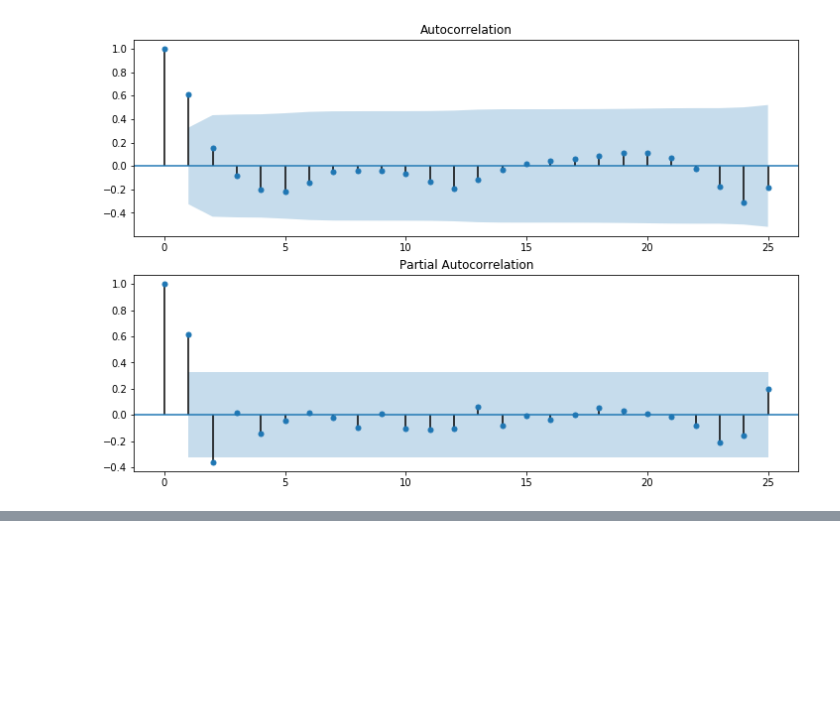
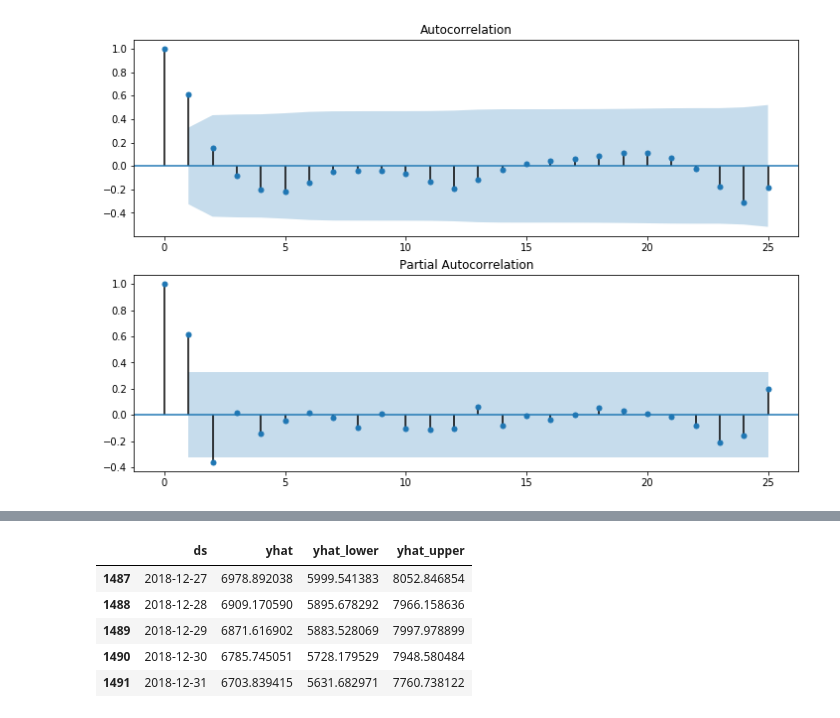
Before and after one commit to ayushsubedi/timeseries, a Jupyter notebook: Bitcoin Analysis.ipynb, the cells around one changed output, grey strips where cells are left out. Cells and saved outputs as stored; diff of their text form; code cells hidden in the pictures; blank space fills up the shorter version.

```diff
--- a/Bitcoin Analysis.ipynb
+++ b/Bitcoin Analysis.ipynb
@@ -134,0 +166,2 @@ plt.show()
+# %%
+df.reset_index(inplace=True)
@@ -134,0 +187,10 @@ plt.show()
+# %%
+forecast = m.predict(future)
+forecast[['ds', 'yhat', 'yhat_lower', 'yhat_upper']].tail()
+# %% [output]
+|  | ds | yhat | yhat_lower | yhat_upper |
+| 1487 | 2018-12-27 | 6978.892038 | 5999.541383 | 8052.846854 |
+| 1488 | 2018-12-28 | 6909.170590 | 5895.678292 | 7966.158636 |
+| 1489 | 2018-12-29 | 6871.616902 | 5883.528069 | 7997.978899 |
+| 1490 | 2018-12-30 | 6785.745051 | 5728.179529 | 7948.580484 |
+| 1491 | 2018-12-31 | 6703.839415 | 5631.682971 | 7760.738122 |
```
Also changed, not shown: parts of 11 cells of this notebook.
